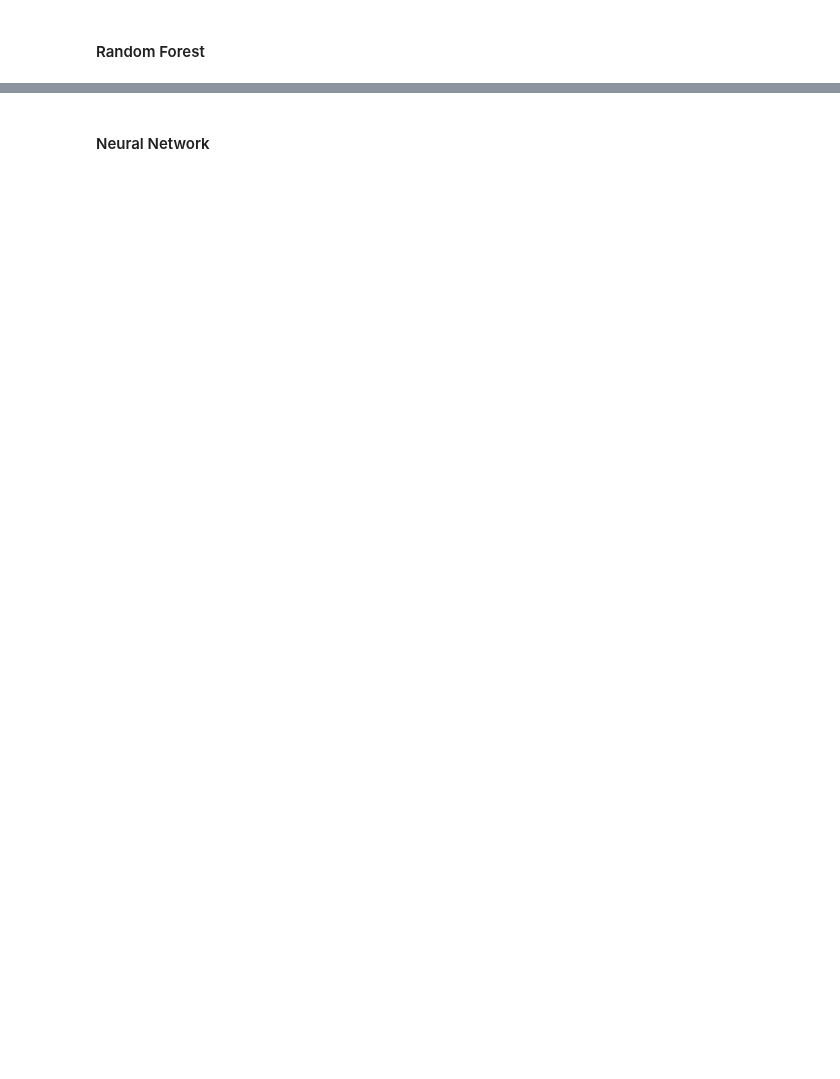
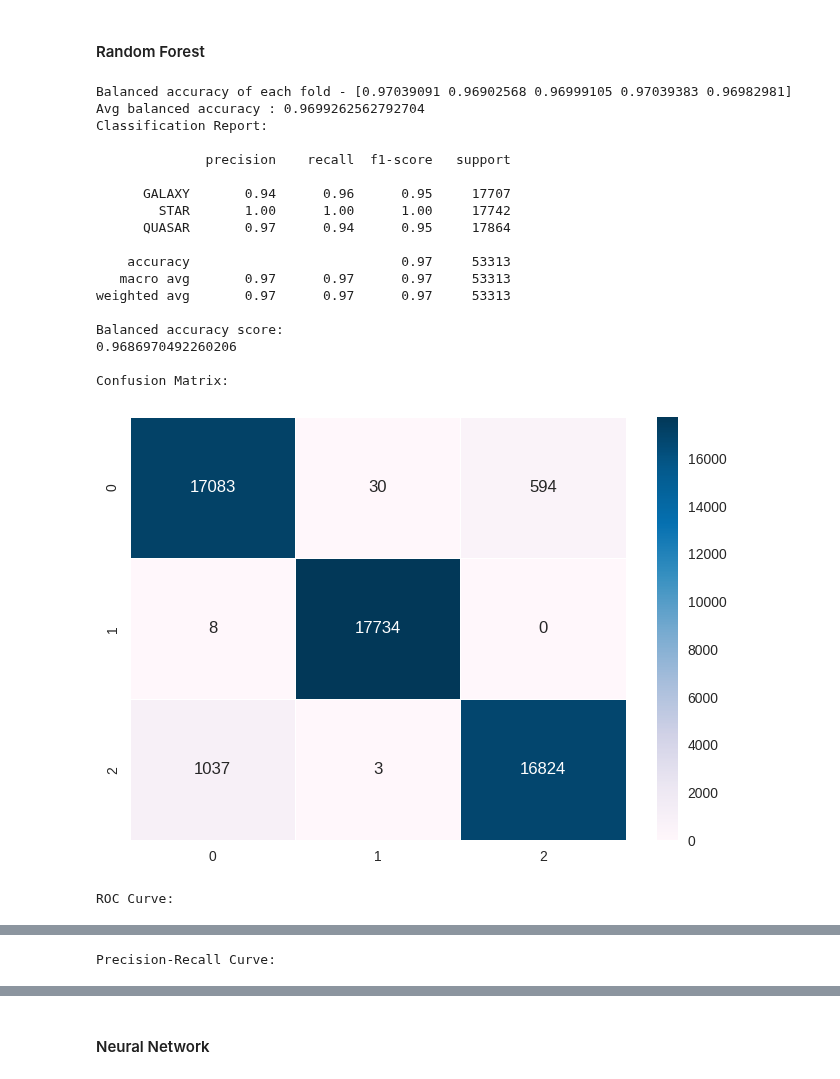
Before and after one commit to danielfcarvalho/stellar_class_ml, a Jupyter notebook: optimal_model_training.ipynb, the cells around one changed output, grey strips where cells are left out. Drawn from its saved outputs; the diff is of its cells as text; code cells hidden in the pictures; blank space fills up the shorter version.

```diff
--- a/optimal_model_training.ipynb
+++ b/optimal_model_training.ipynb
@@ -246,2 +316,33 @@ Precision-Recall Curve:
 # %% [markdown]
 #### Random Forest
+# %%
+clf = RandomForestClassifier()
+clf.set_params(**best_parameters_for)
+best_clf = optimal_model_training(x_train, y_train, clf)
+
+obtain_performance_metrics(best_clf, x_test, y_test)
+obtain_roc_curve(best_clf, x_train, y_train, x_test, y_test)
+obtain_precision_recall_curve(best_clf, x_train, y_train, x_test, y_test)
+
+show_class_prediction_error(best_clf, x_train, y_train, x_test, y_test)
+# %% [output]
+Balanced accuracy of each fold - [0.97039091 0.96902568 0.96999105 0.97039383 0.96982981]
+Avg balanced accuracy : 0.9699262562792704
+Classification Report:
+
+              precision    recall  f1-score   support
+
+      GALAXY       0.94      0.96      0.95     17707
+        STAR       1.00      1.00      1.00     17742
+      QUASAR       0.97      0.94      0.95     17864
+
+    accuracy                           0.97     53313
+   macro avg       0.97      0.97      0.97     53313
+weighted avg       0.97      0.97      0.97     53313
+
+Balanced accuracy score:
+0.9686970492260206
+
+Confusion Matrix:
+[figure, added]
+ROC Curve:
@@ -247,0 +350 @@ Precision-Recall Curve:
+Precision-Recall Curve:
```
Also changed, not shown: parts of 3 cells of this notebook, 13 other files.
